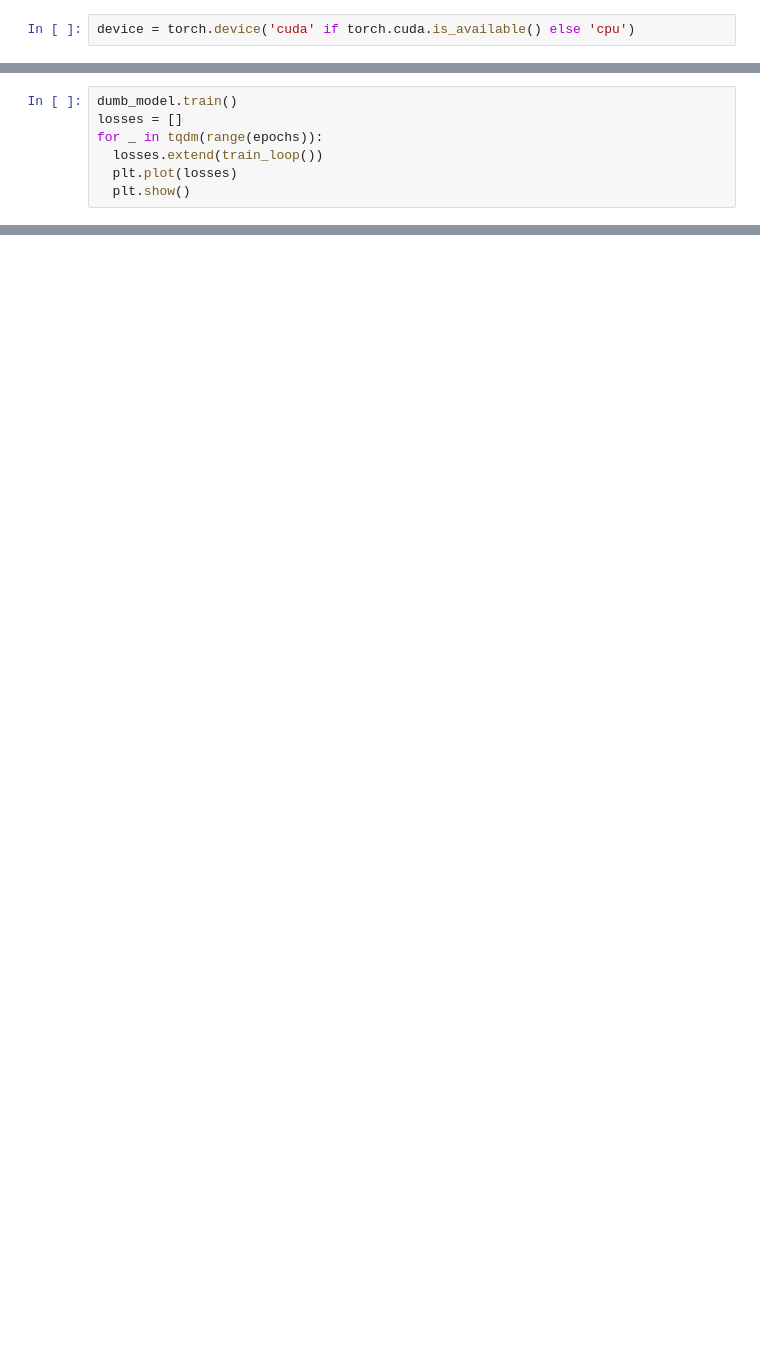
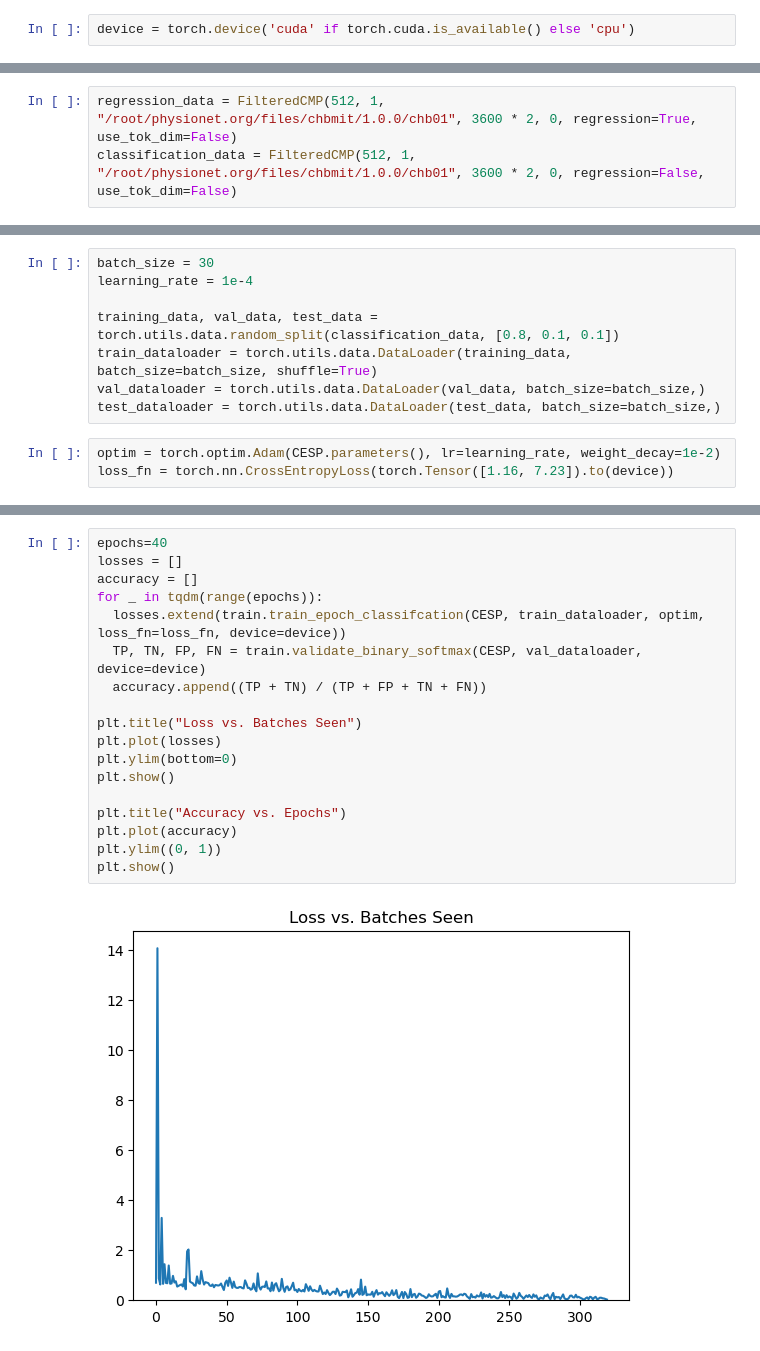
Before and after one commit to bell-boy/SeizureSense, a Jupyter notebook: Prototyping.ipynb, the cells around one changed output, grey strips where cells are left out. Drawn from its saved outputs; the diff is of its cells as text; blank space fills up the shorter version.

Commit message:
Reorganize and Test Prototypes
Former-commit-id: 46261cdc0c3d3b0f696dec372f74e97749362d04

```diff
--- a/Prototyping.ipynb
+++ b/Prototyping.ipynb
@@ -58,7 +12,0 @@ Sensitivity: 0.0
-# %%
-dumb_model.train()
-losses = []
-for _ in tqdm(range(epochs)):
-  losses.extend(train_loop())
-  plt.plot(losses)
-  plt.show()
@@ -68,0 +13,3 @@ for _ in tqdm(range(epochs)):
+# %%
+regression_data = FilteredCMP(512, 1, "/root/physionet.org/files/chbmit/1.0.0/chb01", 3600 * 2, 0, regression=True, use_tok_dim=False)
+classification_data = FilteredCMP(512, 1, "/root/physionet.org/files/chbmit/1.0.0/chb01", 3600 * 2, 0, regression=False, use_tok_dim=False)
@@ -68,0 +39,11 @@ for _ in tqdm(range(epochs)):
+# %%
+batch_size = 30
+learning_rate = 1e-4
+
+training_data, val_data, test_data = torch.utils.data.random_split(classification_data, [0.8, 0.1, 0.1])
+train_dataloader = torch.utils.data.DataLoader(training_data, batch_size=batch_size, shuffle=True)
+val_dataloader = torch.utils.data.DataLoader(val_data, batch_size=batch_size,)
+test_dataloader = torch.utils.data.DataLoader(test_data, batch_size=batch_size,)
+# %%
+optim = torch.optim.Adam(CESP.parameters(), lr=learning_rate, weight_decay=1e-2)
+loss_fn = torch.nn.CrossEntropyLoss(torch.Tensor([1.16, 7.23]).to(device))
@@ -68,0 +52,20 @@ for _ in tqdm(range(epochs)):
+# %%
+epochs=40
+losses = []
+accuracy = []
+for _ in tqdm(range(epochs)):
+  losses.extend(train.train_epoch_classifcation(CESP, train_dataloader, optim, loss_fn=loss_fn, device=device))
+  TP, TN, FP, FN = train.validate_binary_softmax(CESP, val_dataloader, device=device)
+  accuracy.append((TP + TN) / (TP + FP + TN + FN))
+
+plt.title("Loss vs. Batches Seen")
+plt.plot(losses)
+plt.ylim(bottom=0)
+plt.show()
+
+plt.title("Accuracy vs. Epochs")
+plt.plot(accuracy)
+plt.ylim((0, 1))
+plt.show()
+# %% [output]
+[figure, added]
```
Also changed, not shown: parts of 58 cells of this notebook, 9 other files.
